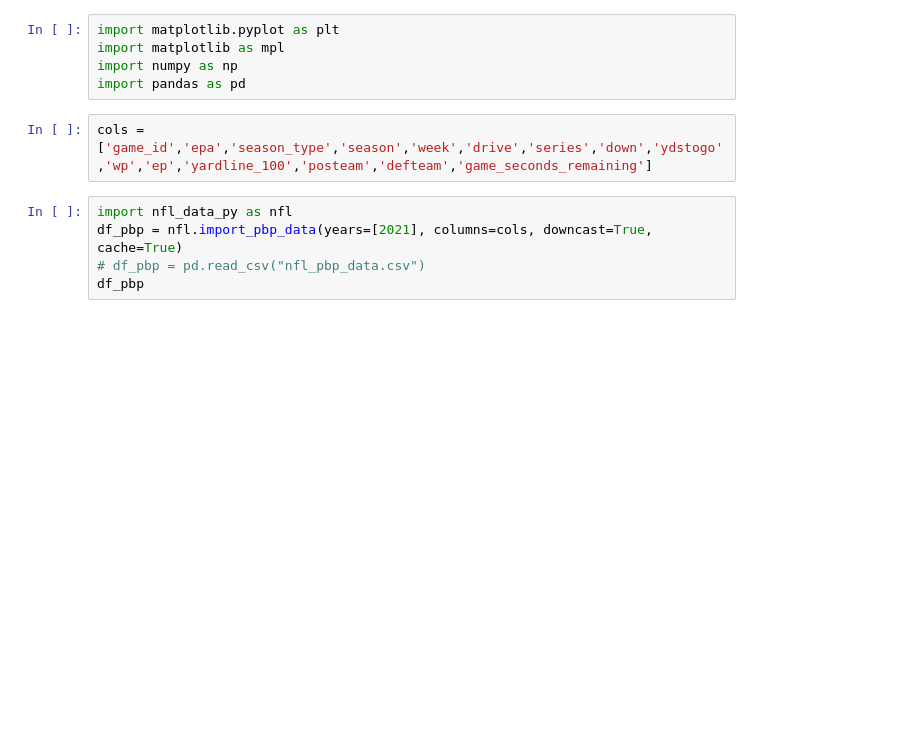
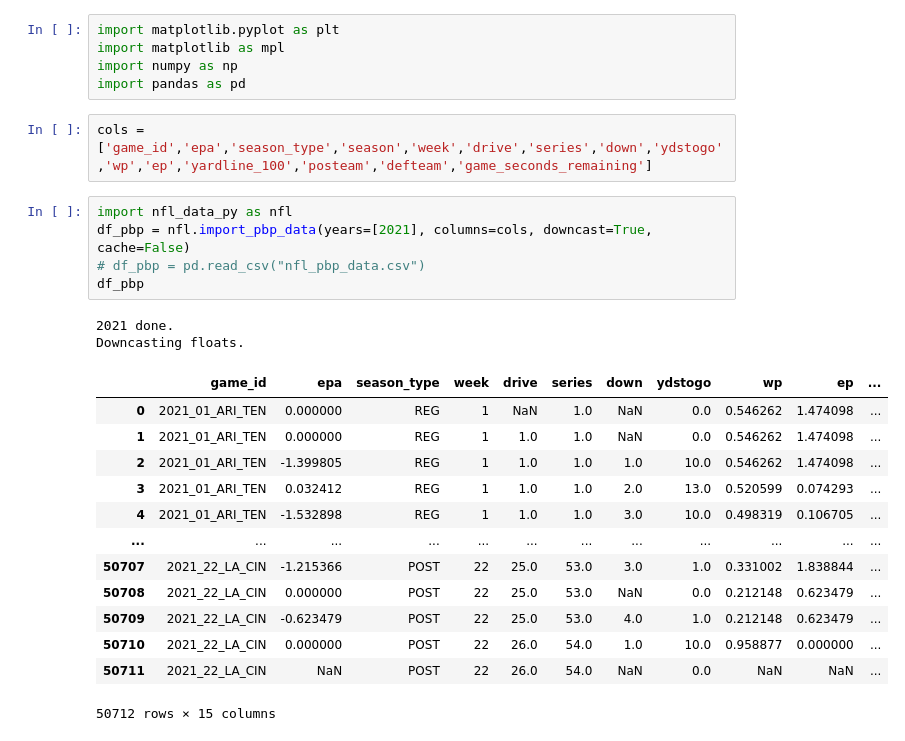
Before and after one commit to keeganheilman/nfl-win-totals, a Jupyter notebook: mpl_style_exploration.ipynb, the cells around one changed output. Drawn from its saved outputs; the diff is of its cells as text; blank space fills up the shorter version.

```diff
--- a/mpl_style_exploration.ipynb
+++ b/mpl_style_exploration.ipynb
@@ -7,9 +7,25 @@ import pandas as pd
 cols = ['game_id','epa','season_type','season','week','drive','series','down','ydstogo','wp','ep','yardline_100','posteam','defteam','game_seconds_remaining']
 # %%
 import nfl_data_py as nfl
-df_pbp = nfl.import_pbp_data(years=[2021], columns=cols, downcast=True, cache=True)
+df_pbp = nfl.import_pbp_data(years=[2021], columns=cols, downcast=True, cache=False)
 # df_pbp = pd.read_csv("nfl_pbp_data.csv")
 df_pbp
+# %% [output]
+2021 done.
+Downcasting floats.
+|  | game_id | epa | season_type | week | drive | series | down | ydstogo | wp | ep | ... |
+| 0 | 2021_01_ARI_TEN | 0.000000 | REG | 1 | NaN | 1.0 | NaN | 0.0 | 0.546262 | 1.474098 | ... |
+| 1 | 2021_01_ARI_TEN | 0.000000 | REG | 1 | 1.0 | 1.0 | NaN | 0.0 | 0.546262 | 1.474098 | ... |
+| 2 | 2021_01_ARI_TEN | -1.399805 | REG | 1 | 1.0 | 1.0 | 1.0 | 10.0 | 0.546262 | 1.474098 | ... |
+| 3 | 2021_01_ARI_TEN | 0.032412 | REG | 1 | 1.0 | 1.0 | 2.0 | 13.0 | 0.520599 | 0.074293 | ... |
+| 4 | 2021_01_ARI_TEN | -1.532898 | REG | 1 | 1.0 | 1.0 | 3.0 | 10.0 | 0.498319 | 0.106705 | ... |
+| ... | ... | ... | ... | ... | ... | ... | ... | ... | ... | ... | ... |
+| 50707 | 2021_22_LA_CIN | -1.215366 | POST | 22 | 25.0 | 53.0 | 3.0 | 1.0 | 0.331002 | 1.838844 | ... |
+| 50708 | 2021_22_LA_CIN | 0.000000 | POST | 22 | 25.0 | 53.0 | NaN | 0.0 | 0.212148 | 0.623479 | ... |
+| 50709 | 2021_22_LA_CIN | -0.623479 | POST | 22 | 25.0 | 53.0 | 4.0 | 1.0 | 0.212148 | 0.623479 | ... |
+| 50710 | 2021_22_LA_CIN | 0.000000 | POST | 22 | 26.0 | 54.0 | 1.0 | 10.0 | 0.958877 | 0.000000 | ... |
+| 50711 | 2021_22_LA_CIN | NaN | POST | 22 | 26.0 | 54.0 | NaN | 0.0 | NaN | NaN | ... |
+50712 rows × 15 columns
 # %%
 # group by posteam, season, drive, week. sum on epa, [sum OR average (median)]? of ydstogo
 df = df_pbp[cols]
```
Also changed, not shown: parts of 11 cells of this notebook.
